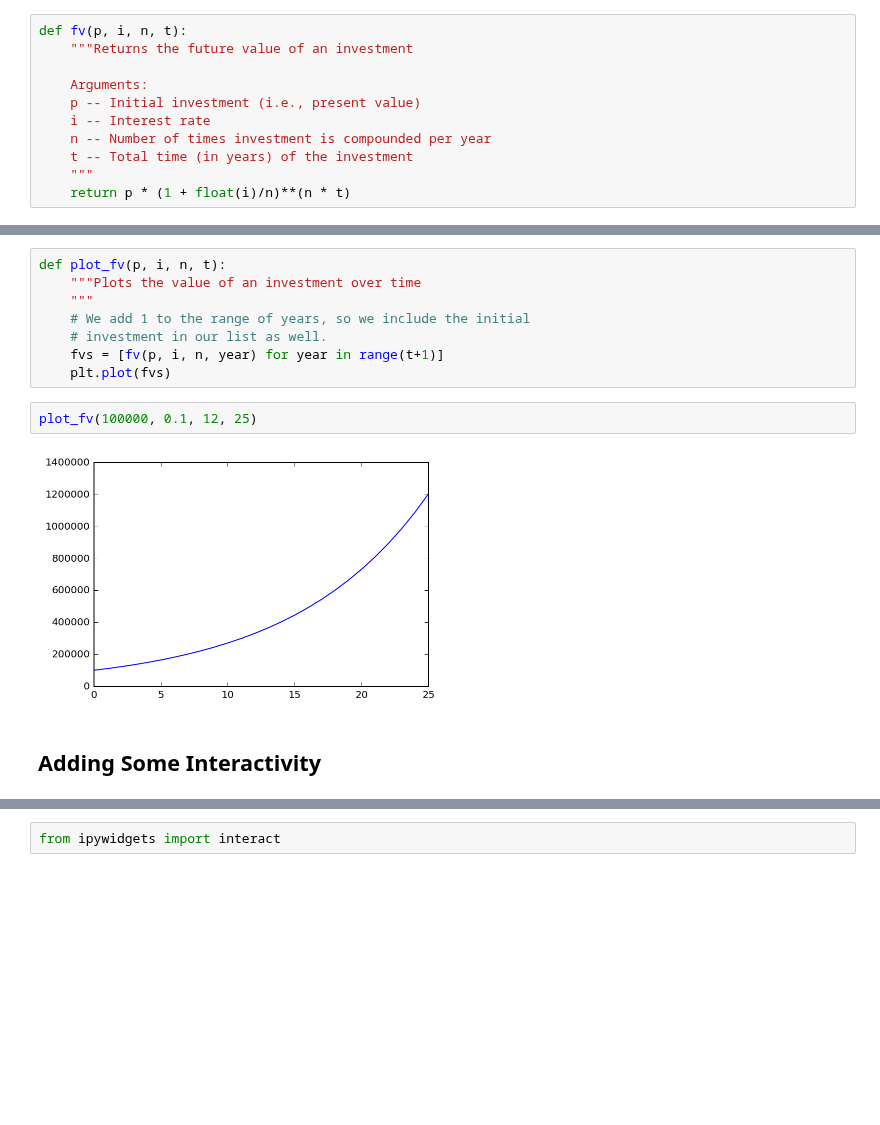
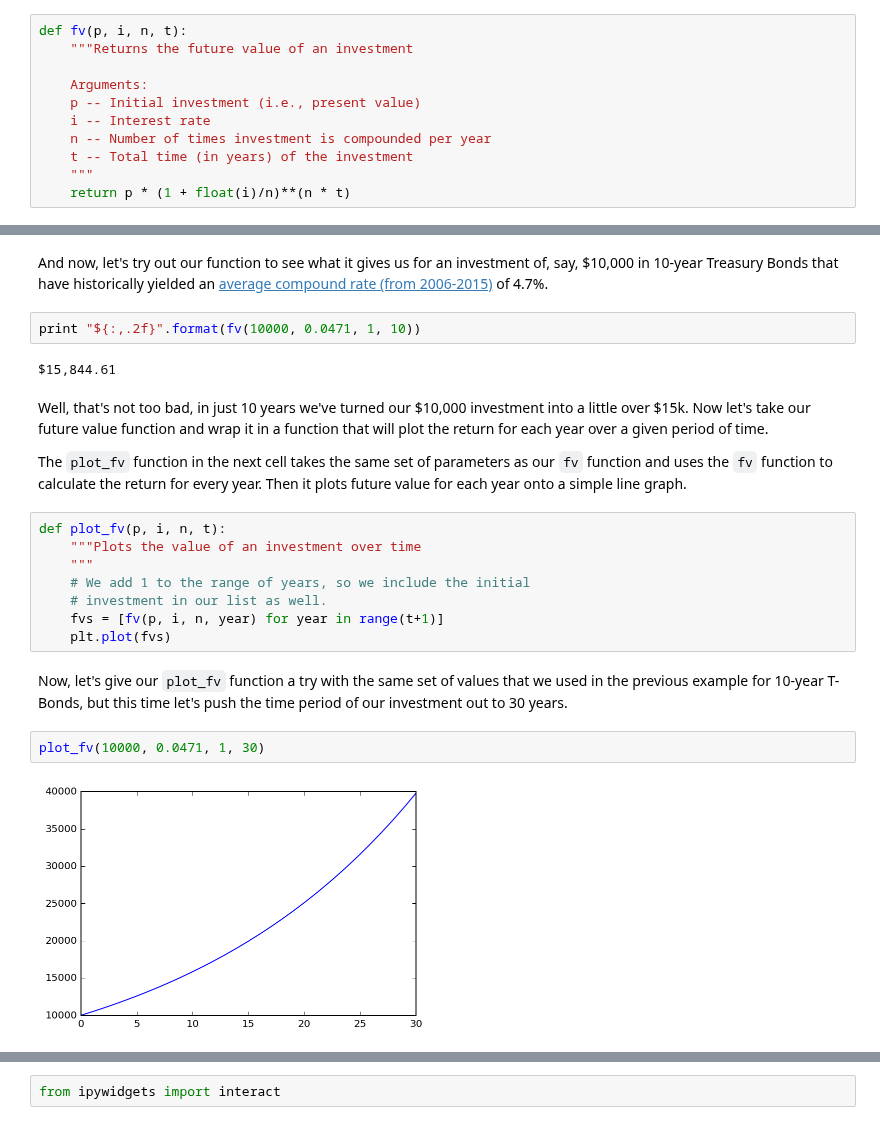
Before and after one commit to croach/oreilly-matplotlib-course, a Jupyter notebook: 05 - Interactivity/Retirement Calculator.ipynb, the cells around one changed output, grey strips where cells are left out. Saved outputs shown, nothing was run; the diff lists cells and outputs as text; blank space fills up the shorter version.

```diff
--- a/05 - Interactivity/Retirement Calculator.ipynb
+++ b/05 - Interactivity/Retirement Calculator.ipynb
@@ -35,3 +32,15 @@ fv(1000, 0.0492, 1, 2005-1899)
+# %% [markdown]
+And now, let's try out our function to see what it gives us for an investment of, say, \$10,000 in 10-year Treasury Bonds that have historically yielded an [average compound rate (from 2006-2015)][1] of 4.7%.
+
+[1]: http://pages.stern.nyu.edu/~adamodar/New_Home_Page/datafile/histretSP.html
+# %%
+print "${:,.2f}".format(fv(10000, 0.0471, 1, 10))
+# %% [output]
+$15,844.61
+# %% [markdown]
+Well, that's not too bad, in just 10 years we've turned our \$10,000 investment into a little over \$15k. Now let's take our future value function and wrap it in a function that will plot the return for each year over a given period of time.
+
+The `plot_fv` function in the next cell takes the same set of parameters as our `fv` function and uses the `fv` function to calculate the return for every year. Then it plots future value for each year onto a simple line graph.
 # %%
 def plot_fv(p, i, n, t):
     """Plots the value of an investment over time
@@ -40,9 +49,9 @@ def plot_fv(p, i, n, t):
     # investment in our list as well.
     fvs = [fv(p, i, n, year) for year in range(t+1)]
     plt.plot(fvs)
+# %% [markdown]
+Now, let's give our `plot_fv` function a try with the same set of values that we used in the previous example for 10-year T-Bonds, but this time let's push the time period of our investment out to 30 years.
 # %%
-plot_fv(100000, 0.1, 12, 25)
+plot_fv(10000, 0.0471, 1, 30)
 # %% [output]
-[figure, old version]
+[figure, new version]
-# %% [markdown]
-## Adding Some Interactivity
```
Also changed, not shown: parts of 17 cells of this notebook.
